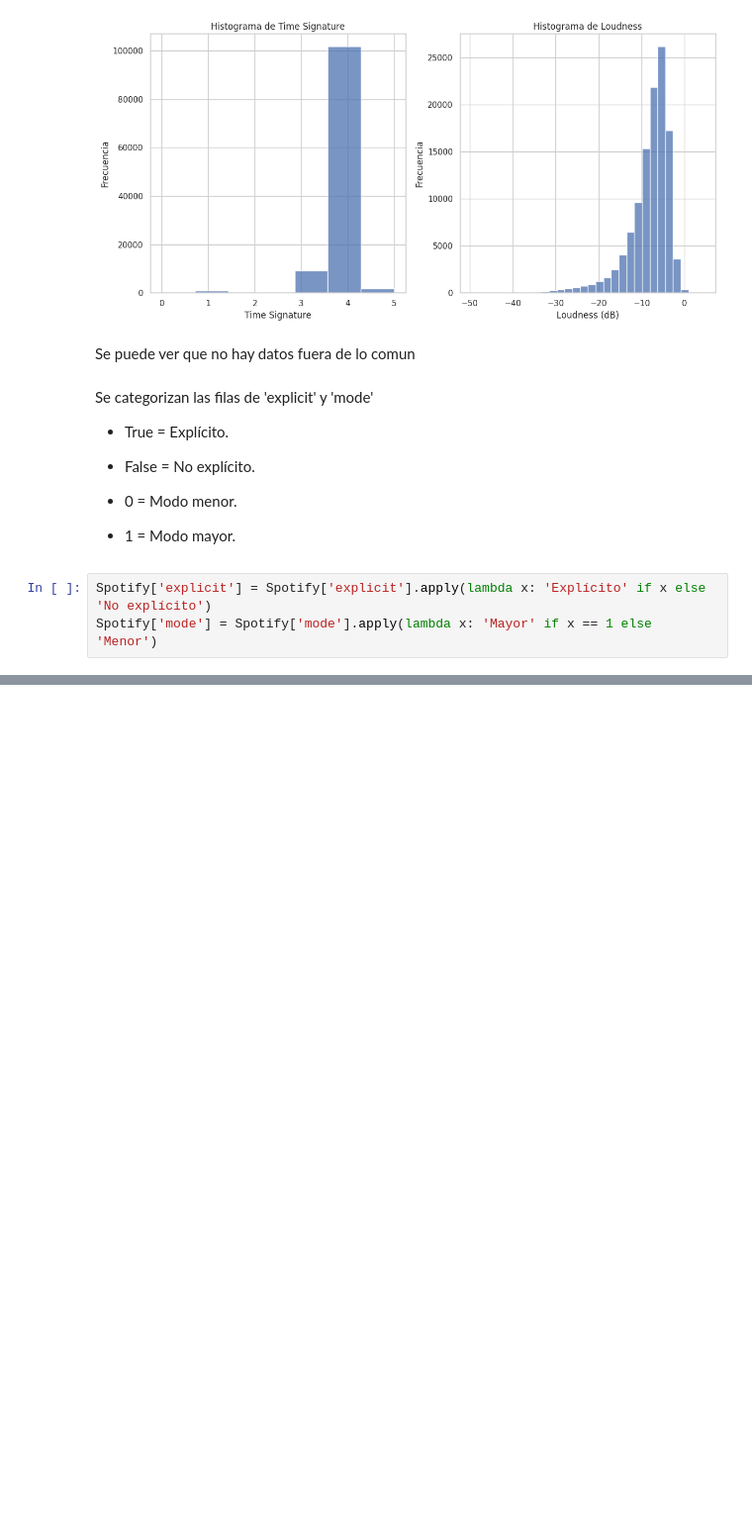
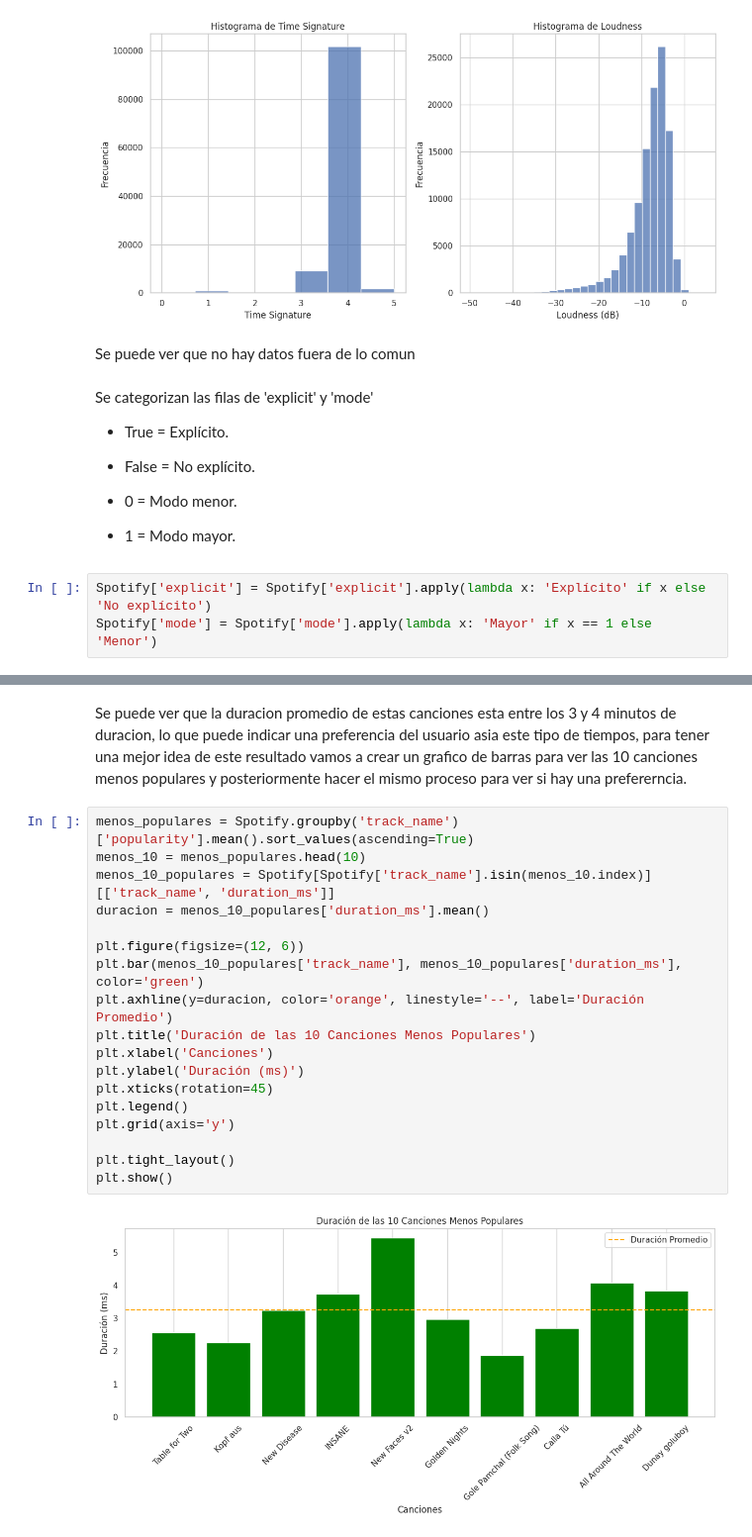
Before and after one commit to camilodelgado23/workshop2, a Jupyter notebook: Analisis_de_Datos/E.D.A_Spotify.ipynb, the cells around one changed output, grey strips where cells are left out. Shown at 99% size. Saved outputs shown, nothing was run; the diff lists cells and outputs as text; blank space fills up the shorter version.

```diff
--- a/Analisis_de_Datos/E.D.A_Spotify.ipynb
+++ b/Analisis_de_Datos/E.D.A_Spotify.ipynb
@@ -336,0 +381,22 @@ Spotify['mode'] = Spotify['mode'].apply(lambda x: 'Mayor' if x == 1 else 'Menor'
+# %% [markdown]
+Se puede ver que la duracion promedio de estas canciones esta entre los 3 y 4 minutos de duracion, lo que puede indicar una preferencia del usuario asia este tipo de tiempos, para tener una mejor idea de este resultado vamos a crear un grafico de barras para ver las 10 canciones menos populares y posteriormente hacer el mismo proceso para ver si hay una prefererncia.
+# %%
+menos_populares = Spotify.groupby('track_name')['popularity'].mean().sort_values(ascending=True)
+menos_10 = menos_populares.head(10)
+menos_10_populares = Spotify[Spotify['track_name'].isin(menos_10.index)][['track_name', 'duration_ms']]
+duracion = menos_10_populares['duration_ms'].mean()
+
+plt.figure(figsize=(12, 6))
+plt.bar(menos_10_populares['track_name'], menos_10_populares['duration_ms'], color='green')
+plt.axhline(y=duracion, color='orange', linestyle='--', label='Duración Promedio')
+plt.title('Duración de las 10 Canciones Menos Populares')
+plt.xlabel('Canciones')
+plt.ylabel('Duración (ms)')
+plt.xticks(rotation=45)
+plt.legend()
+plt.grid(axis='y')
+
+plt.tight_layout()
+plt.show()
+# %% [output]
+[figure, added]
```
Also changed, not shown: parts of 28 cells of this notebook, 1 other file.
